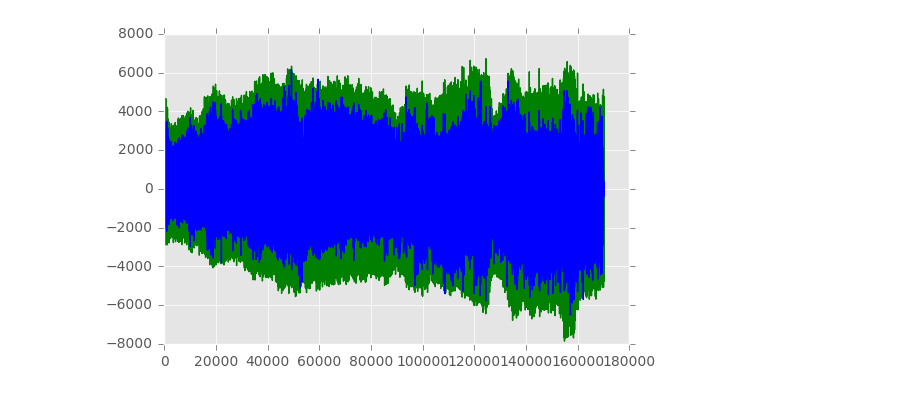
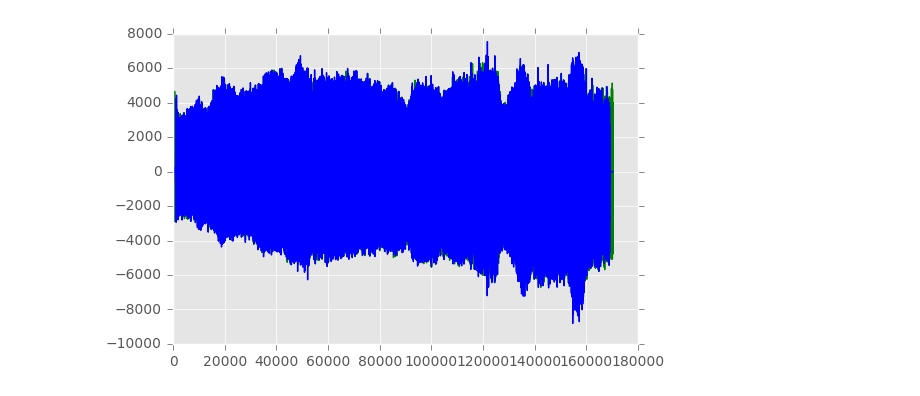
Before and after one commit to rexxy-sasori/ECE420, a Jupyter notebook: lab5/lab5.ipynb, the cells around one changed output. Drawn from its saved outputs; the diff is of its cells as text; code cells hidden in the pictures.

```diff
--- a/lab5/lab5.ipynb
+++ b/lab5/lab5.ipynb
@@ -22,7 +22,7 @@ N = len(audio_data)
 #plt.plot(audio_data)
 #plt.show()
 
-F_new = 300
+F_new = 200
 new_epoch_spacing = F_s / F_new
 audio_out = np.zeros(N)
 #print(epoch_marks_orig)
@@ -75,34 +75,34 @@ for i in range(5*space,N-5*space+1,space):
     if start_window < 0:
         start_window = 0
 
     current_impulse = audio_data[start_window:end_window]
     '''print("current p1", i,
           "closest", closest,
           "epo_next", epo_next,
           "left_most", left_most_recent,
           "right_most", right_most_recent,
           "po", p0,
           "current impulse",len(current_impulse))'''
     current_impulse = signal.hamming(len(current_impulse)) * current_impulse
     start_accept = (int)(i - (len(current_impulse)-1)/2)
     end_accept = (int)(1 + i + (len(current_impulse)-1)/2)
     '''
     if start_accept < 0:
         start_accept = 0
         end_accept = len(current_impulse)
     if end_accept > N - 1:
         end_accept = N
         start_accept = N - len(current_impulse)
     '''
 
     audio_out[start_accept:end_accept] += current_impulse
 spwav.write("audio_out.wav", rate = F_new, data = audio_out)
 plt.plot(audio_data,'g')
 plt.hold(True)
 plt.plot(audio_out,'b')
 plt.show()
 # %% [output]
-[figure, old version]
+[figure, new version]
 # %%
 Audio(audio_out,rate = F_s)
 # %% [output]
```
Also changed, not shown: 5 other files.
